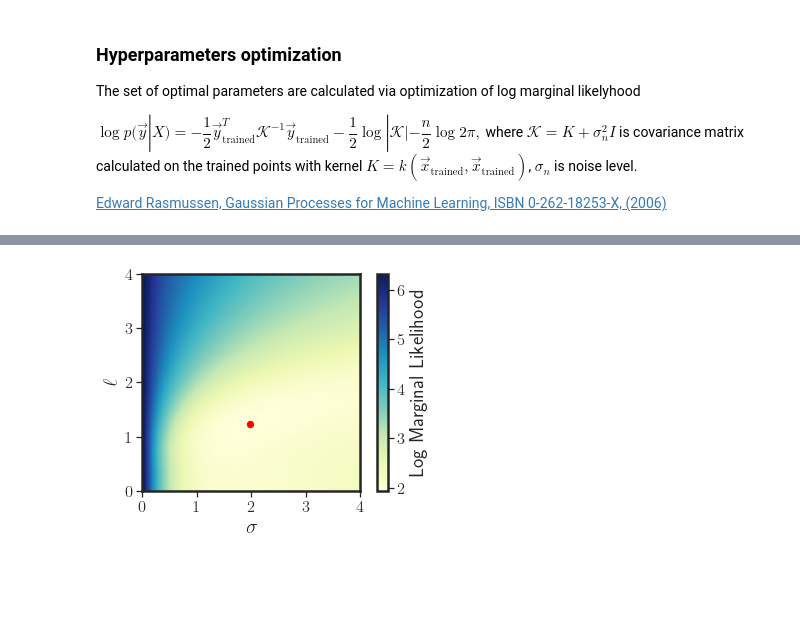
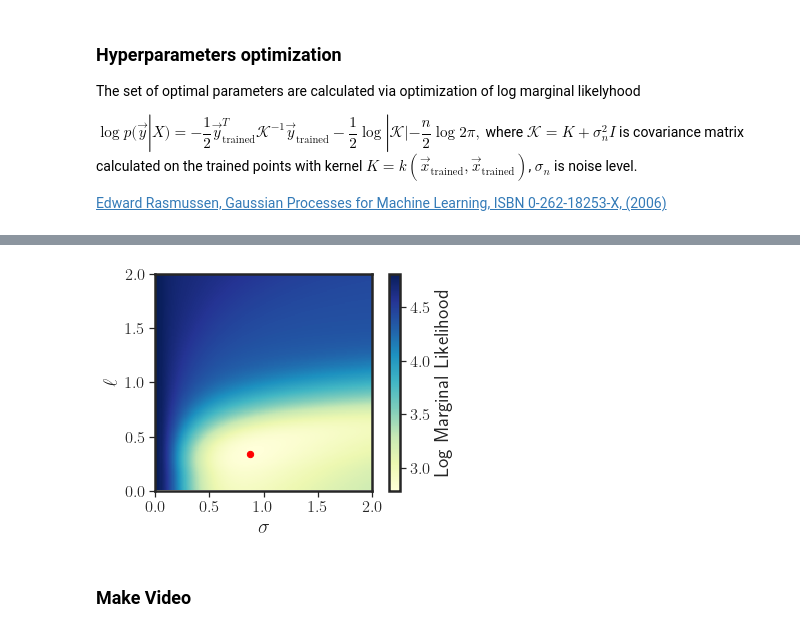
Before and after one commit to denyskononenko/datasciencesnippets, a Jupyter notebook: gpr/gpr.ipynb, the cells around one changed output, grey strips where cells are left out. Cells and saved outputs as stored; diff of their text form; code cells hidden in the pictures; blank space fills up the shorter version.

```diff
--- a/gpr/gpr.ipynb
+++ b/gpr/gpr.ipynb
@@ -370,7 +397,7 @@ where $\mathcal{K} = K + \sigma_n^2 I$ is covariance matrix calculated on the tr
 
 [Edward Rasmussen, Gaussian Processes for Machine Learning, ISBN 0-262-18253-X, (2006)](http://gaussianprocess.org/gpml/chapters/RW.pdf)
 # %%
-def make_log_marg_likelihood(X_train: np.ndarray, Y_train: np.ndarray, noise=0.1) -> ():
+def make_log_marg_likelihood(X_train: np.ndarray, Y_train: np.ndarray, noise=0.2) -> ():
     """
     Returns function which computes log marginal likelihood for given training points.
     Args:
@@ -388,6 +415,8 @@ def make_log_marg_likelihood(X_train: np.ndarray, Y_train: np.ndarray, noise=0.1
         K = np.array([[kernel(x_1, x_2) for x_1 in X_train] for x_2 in X_train]) + \
             noise**2 * np.eye(len(X_train))
 
+        # print(f'log det K: {np.log(det(K))}')
+
         return  0.5 * Y_train.dot(inv(K).dot(Y_train)) + \
                 0.5 * np.log(det(K)) + \
                 0.5 * len(X_train) * np.log(2*np.pi)
@@ -406,11 +435,12 @@ interactive(children=(FloatSlider(value=1.001, description='sigma', max=2.1, min
 # %%
-init_ell, init_sigma = 1, 1
+init_ell, init_sigma = 0.01, 2.0
 
-Y_train = np.array([1, 2, 0, -2.5])
-X_train = np.array([0, 1, 2, 3])
+lml = make_log_marg_likelihood(points_train[:, 0], points_train[:, 1])
 
-res = minimize(make_log_marg_likelihood(X_train, Y_train), [init_ell, init_sigma],
+cb = MinimizationCallback(lml, 'opt/history.dat')
+
+res = minimize(lml, [init_ell, init_sigma],
                bounds=((1e-5, None), (1e-5, None)),
-               method='L-BFGS-B')
+               method='L-BFGS-B', callback=cb)
 print(res)
 # %% [output]
@@ -441,13 +464,22 @@ marglkh_on_grid = np.array([[marglkh([alpha, sigma]) for sigma in sigmas] for al
+# %%
+alphas = np.arange(0, 2, 1e-2)
+sigmas = np.arange(0, 2, 1e-2)
+# %%
+grid =  np.array([[[alpha, sigma] for sigma in sigmas] for alpha in alphas])
+
+lml_on_grid = np.vectorize(lml, signature='(n)->()')(grid)
 # %%
-plt.imshow(np.log(marglkh_on_grid), extent=(0, 4, 0, 4), cmap='YlGnBu')
+plt.imshow(np.log(lml_on_grid), extent=(0, 2, 0, 2), cmap='YlGnBu')
 plt.colorbar(label='Log Marginal Likelihood', orientation='vertical')
 
 plt.scatter([optimal_sigma], [optimal_ell], s=40, color='red')
 
 plt.xlabel(r'$\sigma$')
 plt.ylabel(r'$\ell$')
 
-plt.savefig('imgs/log_marg_lkh.png', dpi=350, transparent=True)
+#plt.savefig('imgs/log_marg_lkh.png', dpi=350, transparent=True)
 plt.show()
 # %% [output]
-[figure, old version]
+[figure, new version]
+# %% [markdown]
+### Make Video
```
Also changed, not shown: parts of 14 cells of this notebook, 1 other file.
